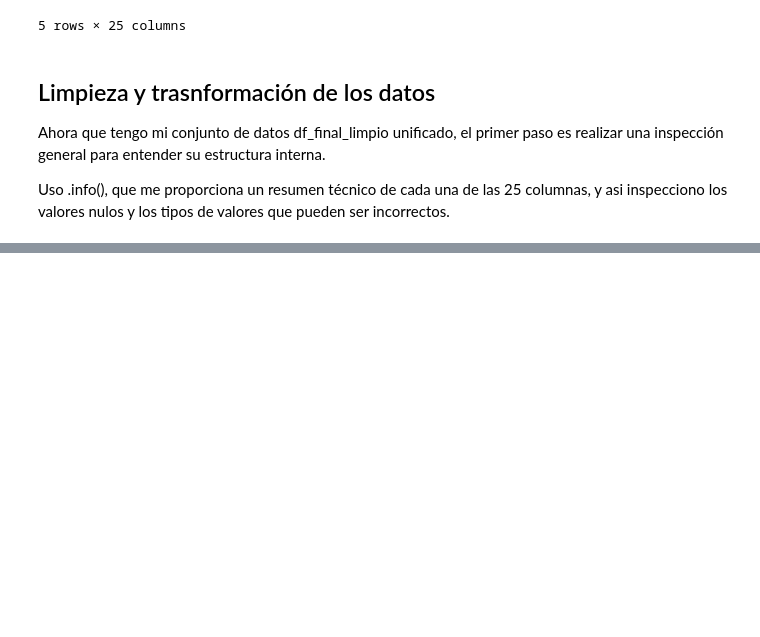
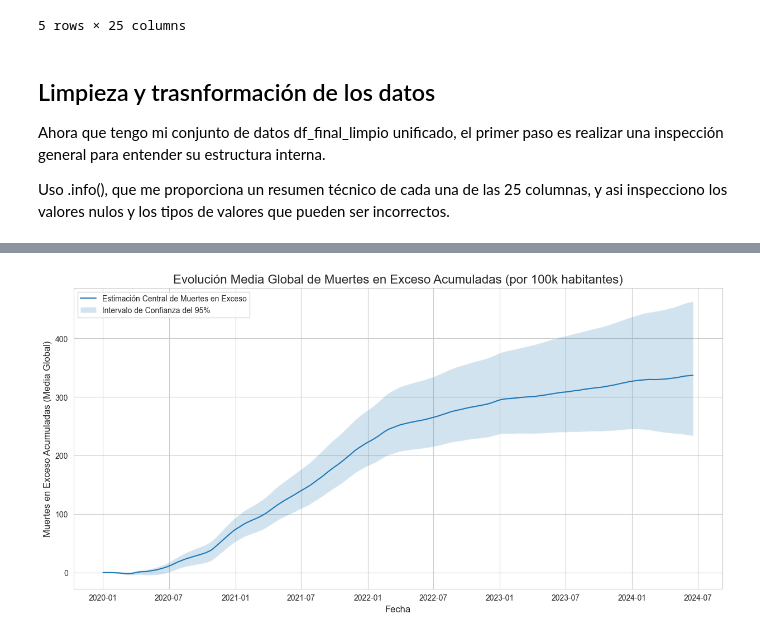
Before and after one commit to AnaGutier/Proyecto_final_Power, a Jupyter notebook: Program_EDA.ipynb, the cells around one changed output, grey strips where cells are left out. Saved outputs shown, nothing was run; the diff lists cells and outputs as text; code cells hidden in the pictures; blank space fills up the shorter version.

```diff
--- a/Program_EDA.ipynb
+++ b/Program_EDA.ipynb
@@ -171,0 +384,31 @@ memory usage: 56.4+ MB
+# %%
+# Agrupo los datos por día y calculo la media de las muertes en exceso y sus intervalos de confianza
+evolucion_temporal = df_final_limpio.groupby('Day').agg({
+    'Cumulative excess deaths per 100,000 people (central estimate)': 'mean',
+    'Cumulative excess deaths per 100,000 people (95% CI, lower bound)': 'mean',
+    'Cumulative excess deaths per 100,000 people (95% CI, upper bound)': 'mean'
+}).reset_index()
+
+# Creo la visualización
+plt.figure(figsize=(15, 7))
+
+# Dibujo la línea de la estimación central
+sns.lineplot(x='Day', y='Cumulative excess deaths per 100,000 people (central estimate)', data=evolucion_temporal, label='Estimación Central de Muertes en Exceso')
+
+# Añado el intervalo de confianza como un área sombreada, lo que da una idea de la incertidumbre
+plt.fill_between(
+    evolucion_temporal['Day'],
+    evolucion_temporal['Cumulative excess deaths per 100,000 people (95% CI, lower bound)'],
+    evolucion_temporal['Cumulative excess deaths per 100,000 people (95% CI, upper bound)'],
+    alpha=0.2,
+    label='Intervalo de Confianza del 95%'
+)
+
+# Añado títulos y etiquetas para que el gráfico sea comprensible
+plt.title('Evolución Media Global de Muertes en Exceso Acumuladas (por 100k habitantes)', fontsize=16)
+plt.xlabel('Fecha', fontsize=12)
+plt.ylabel('Muertes en Exceso Acumuladas (Media Global)', fontsize=12)
+plt.legend()
+plt.show()
+# %% [output]
+[figure, added]
```
Also changed, not shown: parts of 35 cells of this notebook, 1 other file.
